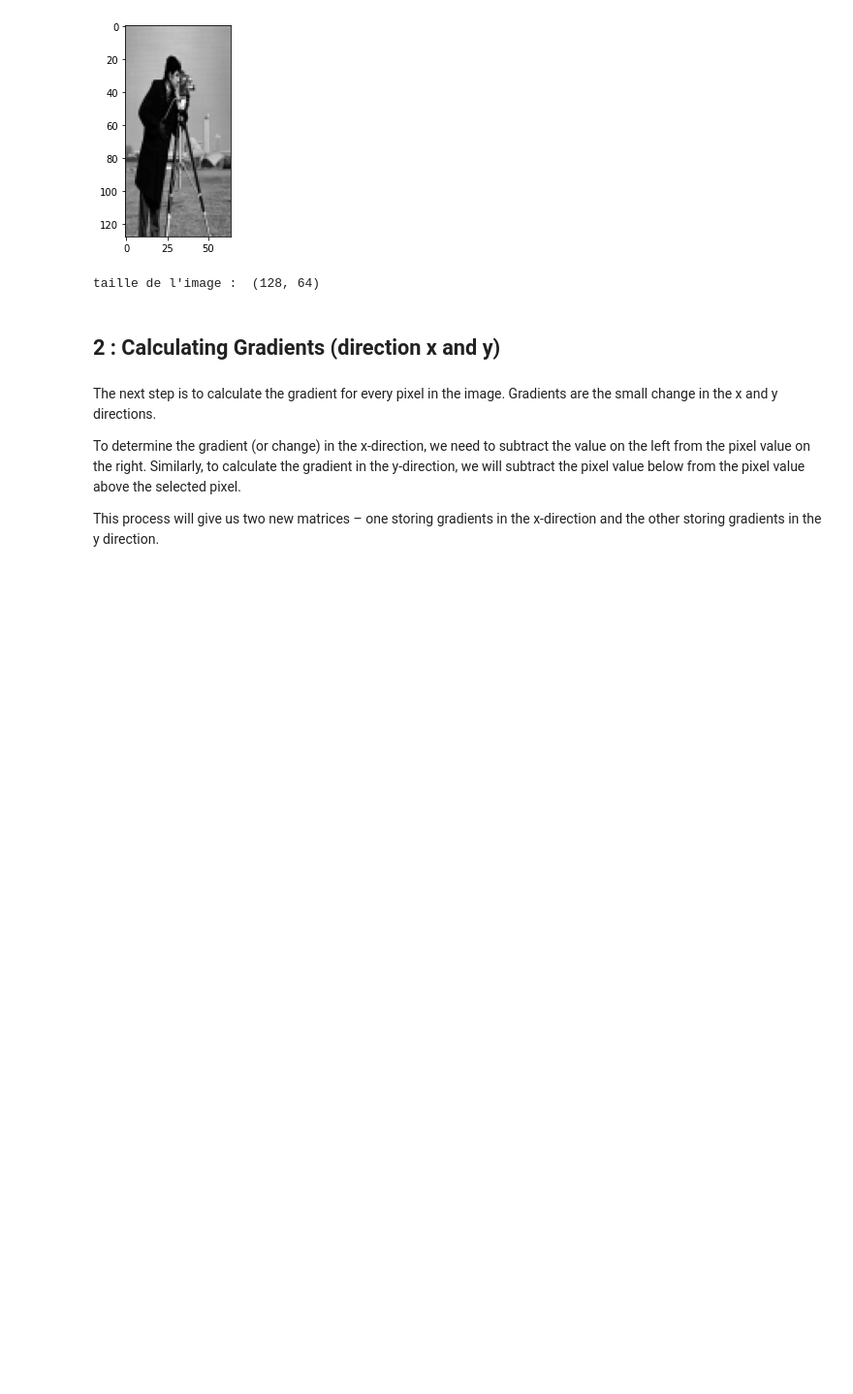
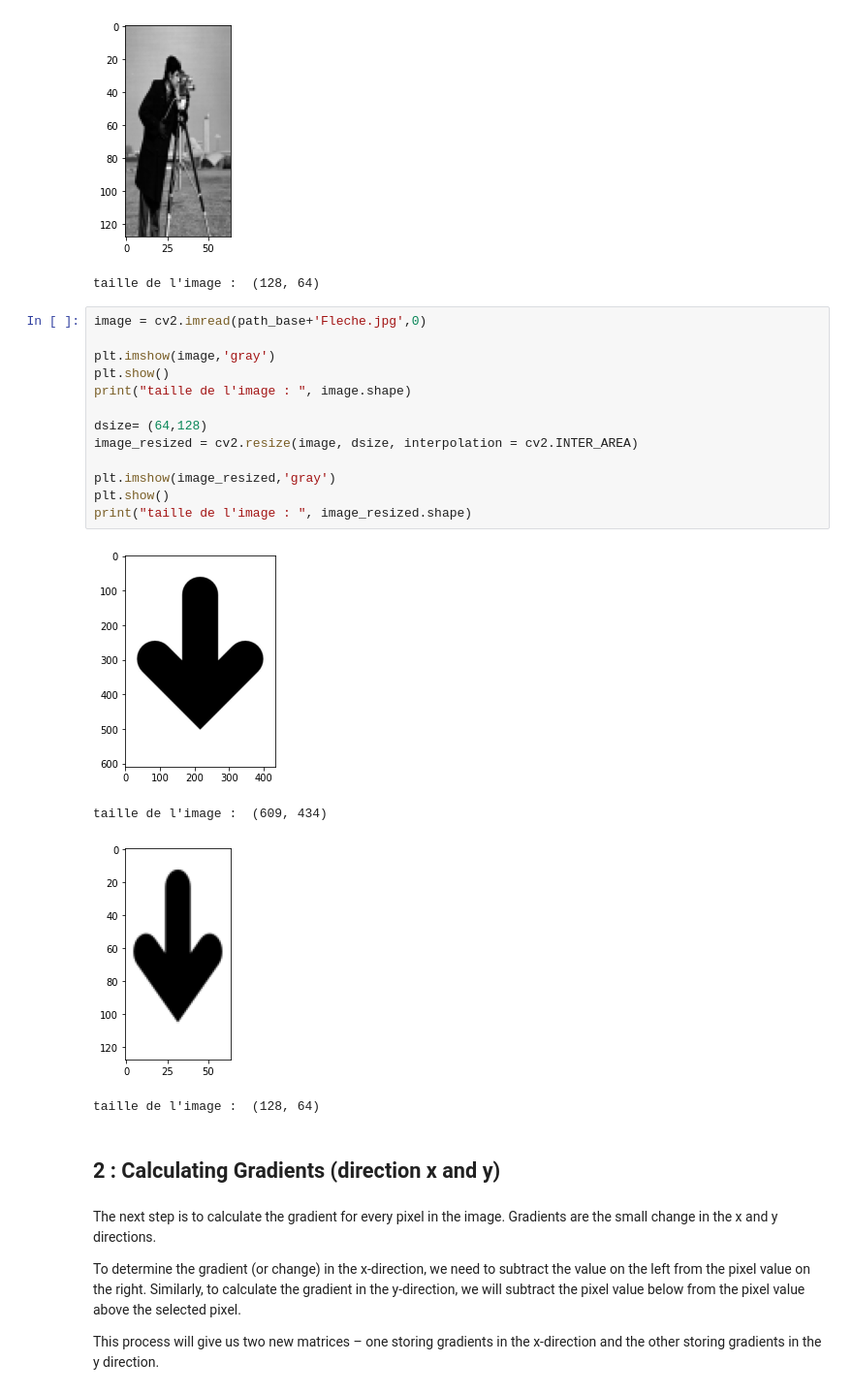
Before and after one commit to lisacsn/Histogram-of-Oriented-Gradients, a Jupyter notebook: Projet Hog.ipynb, the cells around one changed output. Shown at 97% size. Drawn from its saved outputs; the diff is of its cells as text; blank space fills up the shorter version.

```diff
--- a/Projet Hog.ipynb
+++ b/Projet Hog.ipynb
@@ -31,6 +31,24 @@ print("taille de l'image : ", image_resized.shape)
 # %% [output]
 [figure]
 taille de l'image :  (128, 64)
+# %%
+image = cv2.imread(path_base+'Fleche.jpg',0)
+
+plt.imshow(image,'gray')
+plt.show()
+print("taille de l'image : ", image.shape)
+
+dsize= (64,128)
+image_resized = cv2.resize(image, dsize, interpolation = cv2.INTER_AREA)
+
+plt.imshow(image_resized,'gray')
+plt.show()
+print("taille de l'image : ", image_resized.shape)
+# %% [output]
+[figure, added]
+taille de l'image :  (609, 434)
+[figure, added]
+taille de l'image :  (128, 64)
 # %% [markdown]
 ## 2 : Calculating Gradients (direction x and y)
 # %% [markdown]
```
Also changed, not shown: parts of 8 cells of this notebook, 2 other files.
